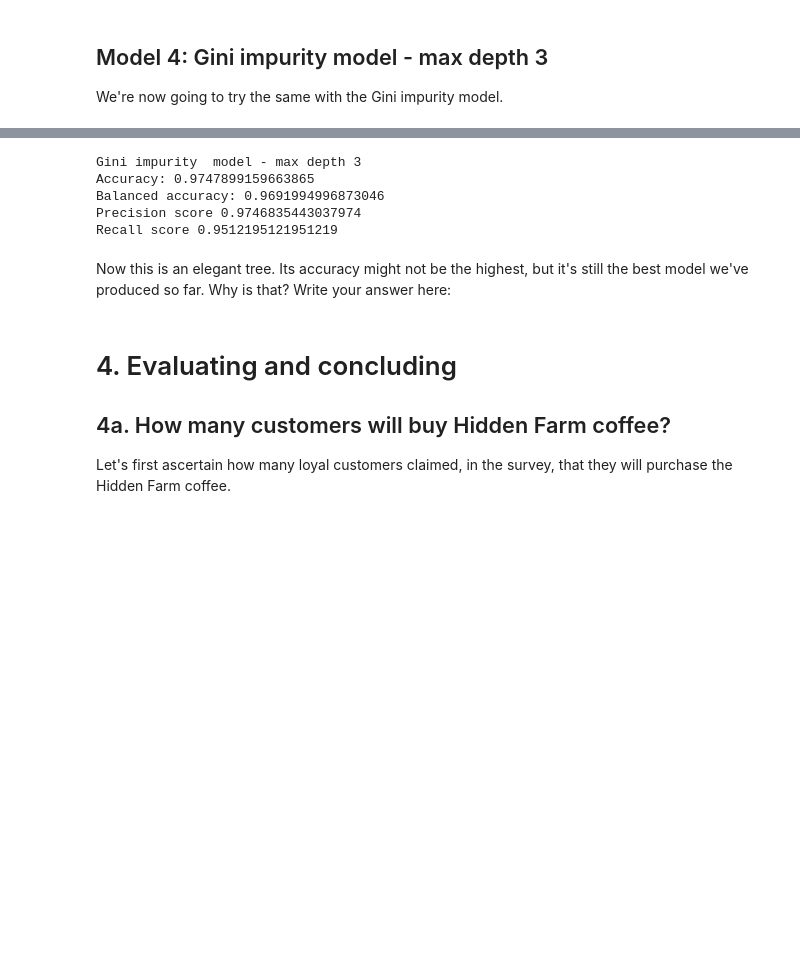
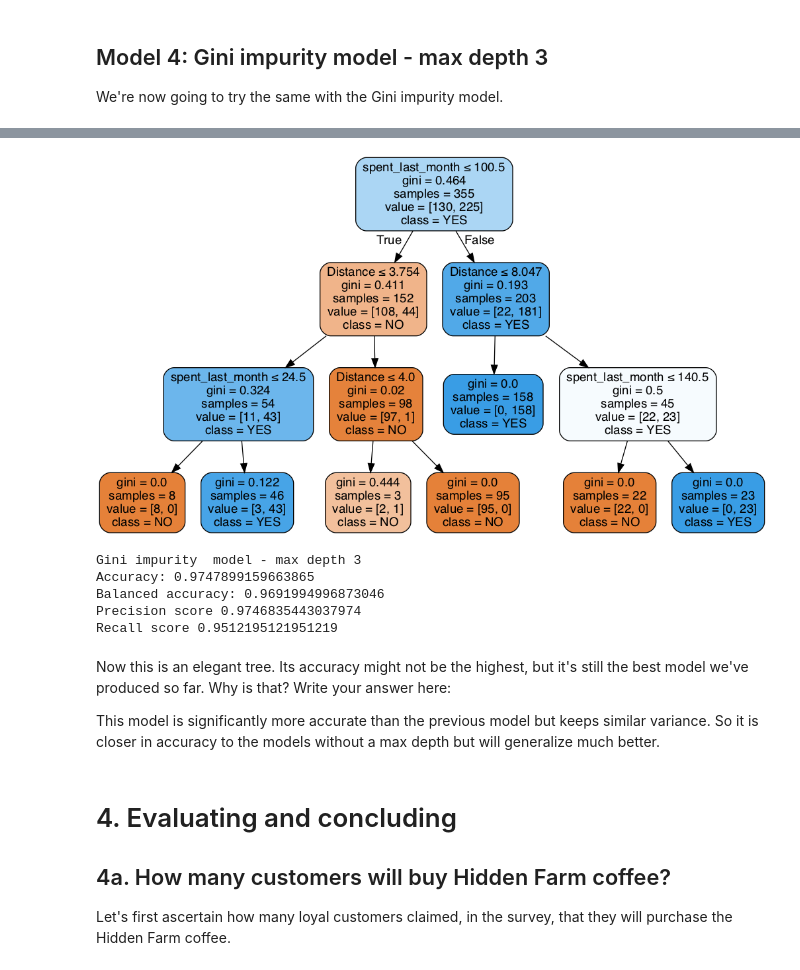
Before and after one commit to john-tenney/Springboard, a Jupyter notebook: 1600874478_Springboard_Decision_Tree_Specialty_Coffee_Case_Study_09222020/Springboard Decision Tree Specialty Coffee Case Study - Tier 3.ipynb, the cells around one changed output, grey strips where cells are left out. Drawn from its saved outputs; the diff is of its cells as text; code cells hidden in the pictures; blank space fills up the shorter version.

```diff
--- a/1600874478_Springboard_Decision_Tree_Specialty_Coffee_Case_Study_09222020/Springboard Decision Tree Specialty Coffee Case Study - Tier 3.ipynb
+++ b/1600874478_Springboard_Decision_Tree_Specialty_Coffee_Case_Study_09222020/Springboard Decision Tree Specialty Coffee Case Study - Tier 3.ipynb
@@ -545,3 +584,17 @@ _ _ _
+# %%
+dot_data = StringIO()
+
+
+dot_data = StringIO()
+tree.export_graphviz(gini_model2, out_file=dot_data,
+                filled=True, rounded=True,
+                special_characters=True, feature_names=Xtrain.columns,class_names = ["NO", "YES"])
+
+# Alternatively for class_names use gini_model.classes_
+graph = pydotplus.graph_from_dot_data(dot_data.getvalue())
+Image(graph.create_png())
+# %% [output]
+[figure, added]
 # %%
 print("Gini impurity  model - max depth 3")
 print("Accuracy:", metrics.accuracy_score(ytest,y_pred))
@@ -556,6 +609,8 @@ Precision score 0.9746835443037974
 Recall score 0.9512195121951219
 # %% [markdown]
 Now this is an elegant tree. Its accuracy might not be the highest, but it's still the best model we've produced so far. Why is that? Write your answer here:
+
+This model is significantly more accurate than the previous model but keeps similar variance.  So it is closer in accuracy to the models without a max depth but will generalize much better.
 # %% [markdown]
 # 4. Evaluating and concluding
 ## 4a. How many customers will buy Hidden Farm coffee?
```
Also changed, not shown: parts of 25 cells of this notebook, 7 other files.
